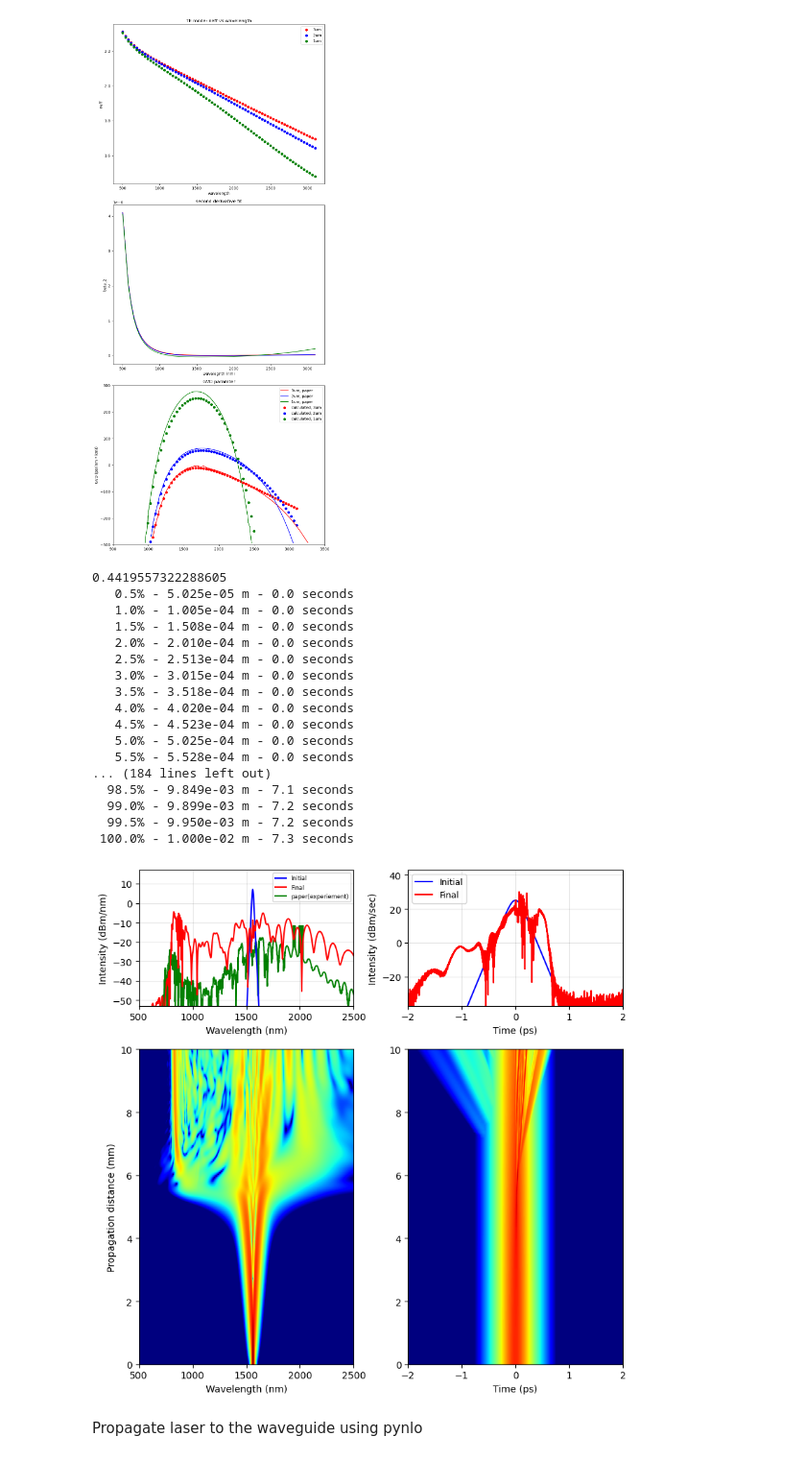
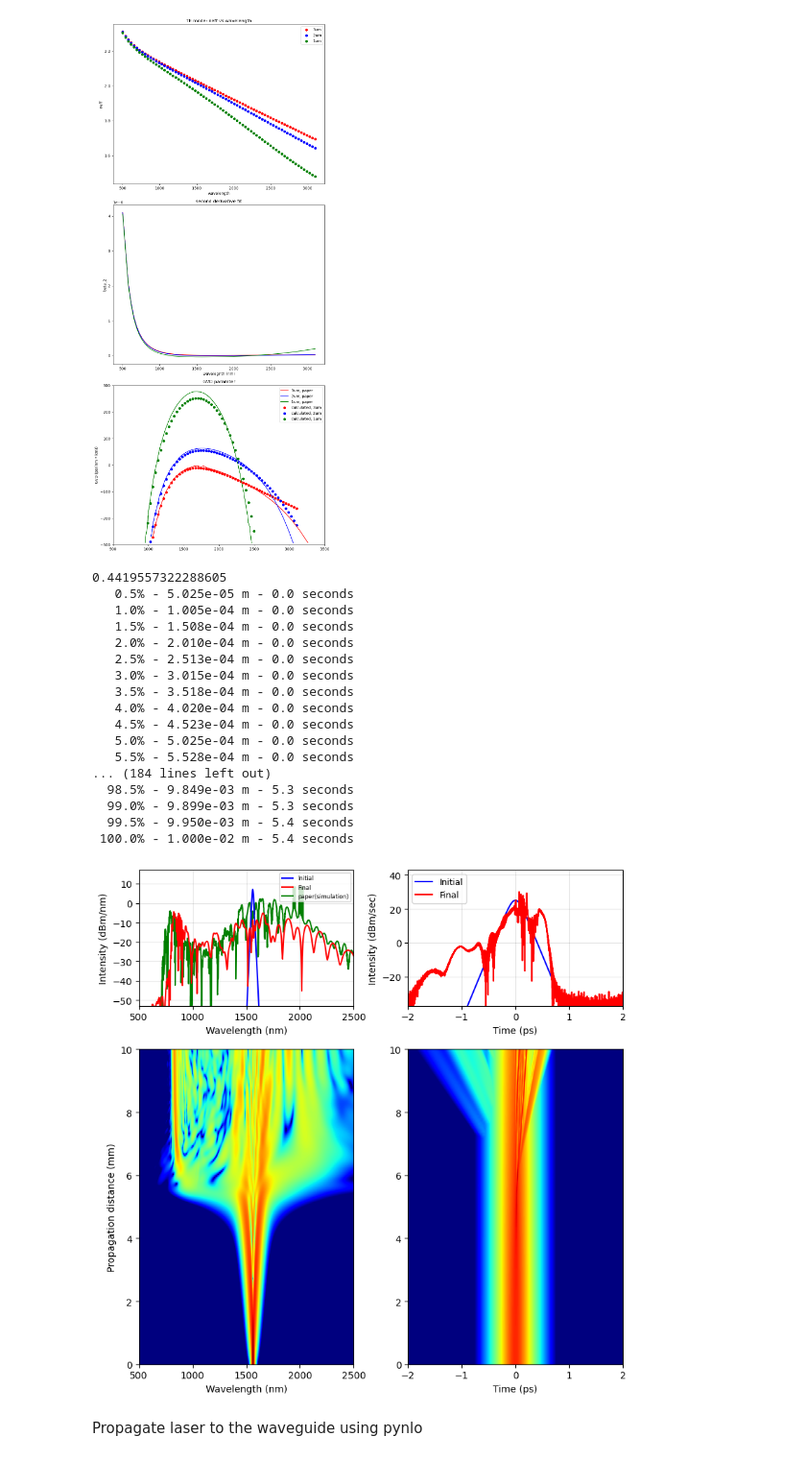
Before and after one commit to elizaleung830/SC-generation-stimulation, a Jupyter notebook: SCG_Stimulation/Benchmark/laserfun/Juanjuan 2019/code/Fig1n2.ipynb, the cells around one changed output. Shown at 96% size. Drawn from its saved outputs; the diff is of its cells as text; code cells hidden in the pictures.

```diff
--- a/SCG_Stimulation/Benchmark/laserfun/Juanjuan 2019/code/Fig1n2.ipynb
+++ b/SCG_Stimulation/Benchmark/laserfun/Juanjuan 2019/code/Fig1n2.ipynb
@@ -282,38 +282,38 @@ f.set_dispersion_function(disp_function, dispersion_format='n')
 # propagate the pulse using the NLSE
 results = lf.NLSE(p, f, raman=Raman, shock=Steep, nsaves=Steps, rtol=rtol,
                   atol=atol, print_status=True)
 ###
 fig, axes = results.plot(wavelength=True, show=False, tlim=(-2, 2), flim=(500, 2500), units="dBm/nm",rep_rate= rep_rate, cparam = [50, 60])
 
 #------------- Plot reference -----------
 ref = pd.read_csv(
     "../reference_data/Figure2.csv", dtype=np.float64
 )
 ref_x, ref_y = np.split(ref.values, 2, axis=1)
 
-axes[0][0].plot(ref_x, ref_y, c="green", label="paper(simulation)", zorder=0)
+axes[0][0].plot(ref_x, ref_y + 20, c="green", label="paper(simulation)", zorder=0)
 axes[0][0].legend(loc="upper right", prop={'size': 6},fontsize=8)
 
 plt.set_cmap('jet')
 plt.show()
 # %% [output]
 0.4419557322288605
    0.5% - 5.025e-05 m - 0.0 seconds
    1.0% - 1.005e-04 m - 0.0 seconds
    1.5% - 1.508e-04 m - 0.0 seconds
    2.0% - 2.010e-04 m - 0.0 seconds
    2.5% - 2.513e-04 m - 0.0 seconds
    3.0% - 3.015e-04 m - 0.0 seconds
    3.5% - 3.518e-04 m - 0.0 seconds
    4.0% - 4.020e-04 m - 0.0 seconds
    4.5% - 4.523e-04 m - 0.0 seconds
    5.0% - 5.025e-04 m - 0.0 seconds
    5.5% - 5.528e-04 m - 0.0 seconds
 ... (184 lines left out)
-  98.5% - 9.849e-03 m - 7.1 seconds
-  99.0% - 9.899e-03 m - 7.2 seconds
-  99.5% - 9.950e-03 m - 7.2 seconds
- 100.0% - 1.000e-02 m - 7.3 seconds
+  98.5% - 9.849e-03 m - 5.3 seconds
+  99.0% - 9.899e-03 m - 5.3 seconds
+  99.5% - 9.950e-03 m - 5.4 seconds
+ 100.0% - 1.000e-02 m - 5.4 seconds
-[figure, old version]
+[figure, new version]
 # %% [markdown]
 Propagate laser to the waveguide using pynlo
```
Also changed, not shown: 17 other files.
